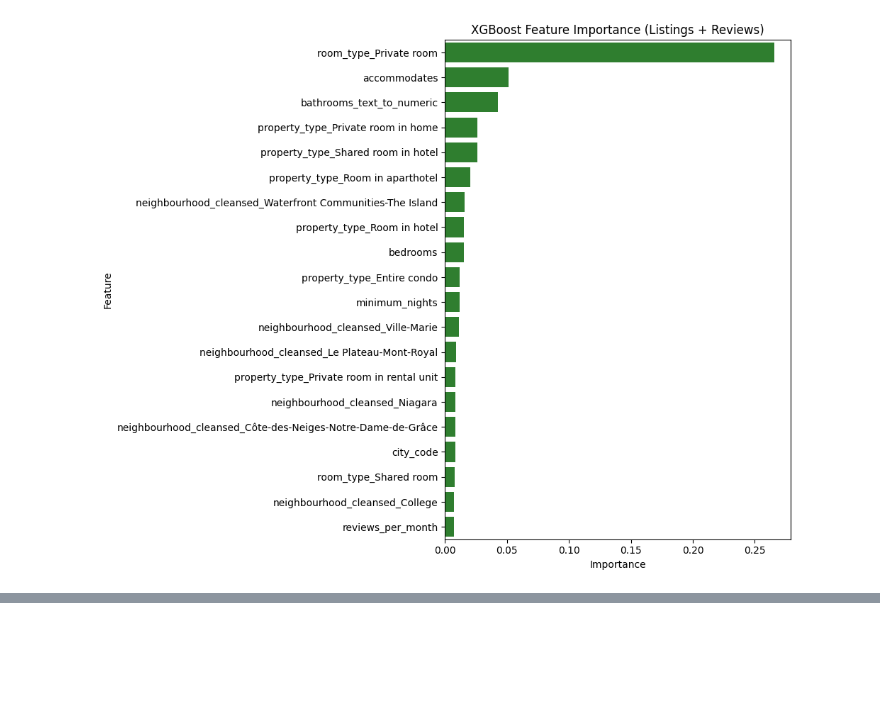
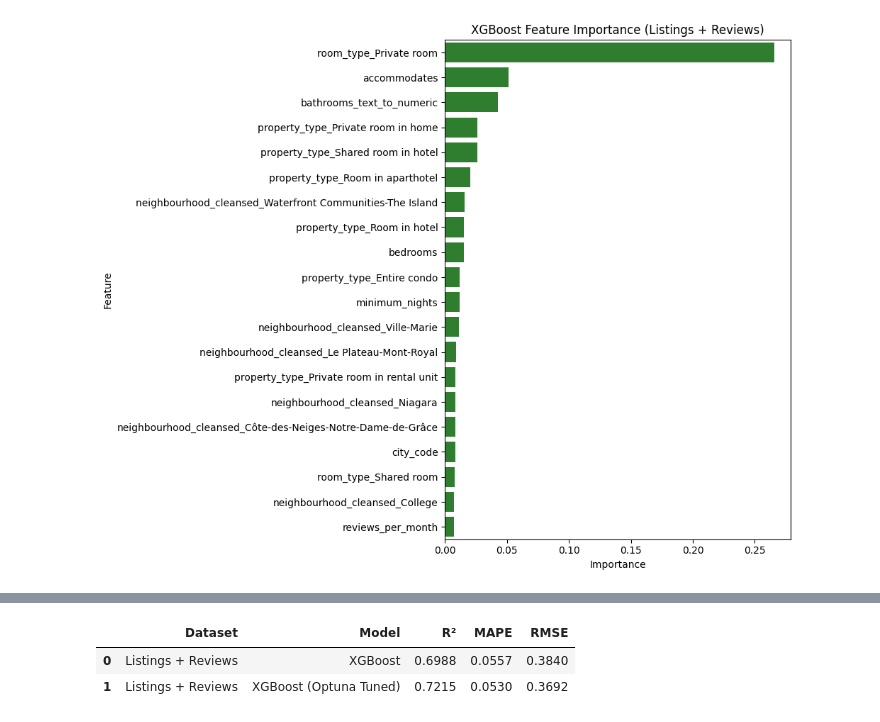
Before and after one commit to AgacheM/Analyzing-Toronto-Montreal-and-Ottawa-Airbnb-Datasets, a Jupyter notebook: CIND_820_Notebook_4_Modeling.ipynb, the cells around one changed output, grey strips where cells are left out. Drawn from its saved outputs; the diff is of its cells as text; code cells hidden in the pictures; blank space fills up the shorter version.

```diff
--- a/CIND_820_Notebook_4_Modeling.ipynb
+++ b/CIND_820_Notebook_4_Modeling.ipynb
@@ -1365,0 +1421,7 @@ shap.summary_plot(shap_values, xgb_reviews_test)
+# %%
+study = optuna.create_study(
+    direction="maximize")
+
+study.optimize(
+    objective,
+    n_trials=50) #Set the number of trials
@@ -1365,0 +1551,8 @@ shap.summary_plot(shap_values, xgb_reviews_test)
+# %%
+xgb_optuna_metrics, xgb_optuna_importance, xgb_optuna_model, xgb_optuna_test = xgboost_model_optuna(
+    X_train_reviews,
+    X_test_reviews,
+    y_train_reviews,
+    y_test_reviews,
+    best_params=study.best_params,
+    dataset_name="Listings + Reviews")
@@ -1365,0 +1574,10 @@ shap.summary_plot(shap_values, xgb_reviews_test)
+# %%
+comparison = pd.concat(
+    [xgb_reviews_metrics, xgb_optuna_metrics],
+    ignore_index=True)
+
+display(comparison)
+# %% [output]
+|  | Dataset | Model | R² | MAPE | RMSE |
+| 0 | Listings + Reviews | XGBoost | 0.6988 | 0.0557 | 0.3840 |
+| 1 | Listings + Reviews | XGBoost (Optuna Tuned) | 0.7215 | 0.0530 | 0.3692 |
```
Also changed, not shown: parts of 42 cells of this notebook.
